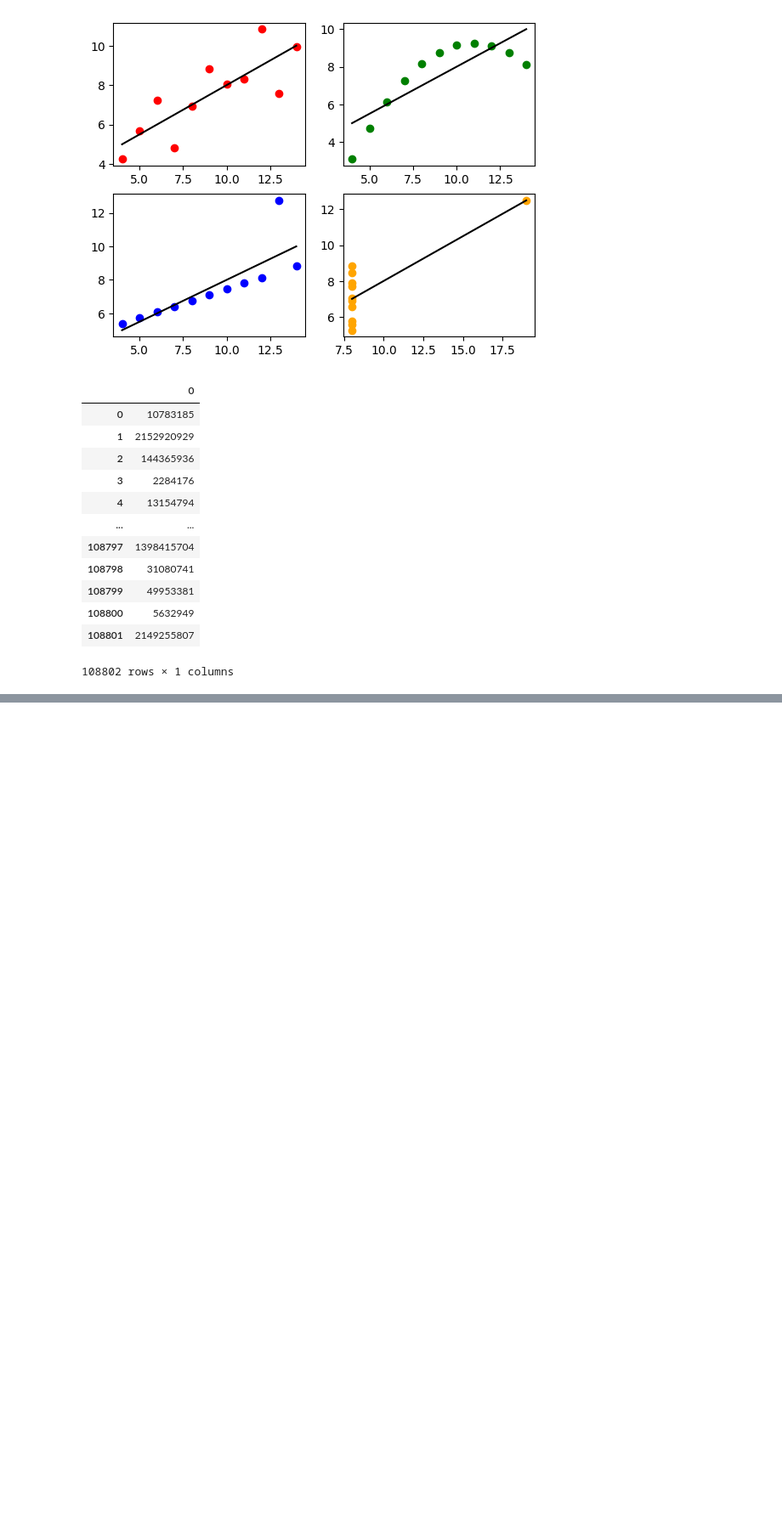
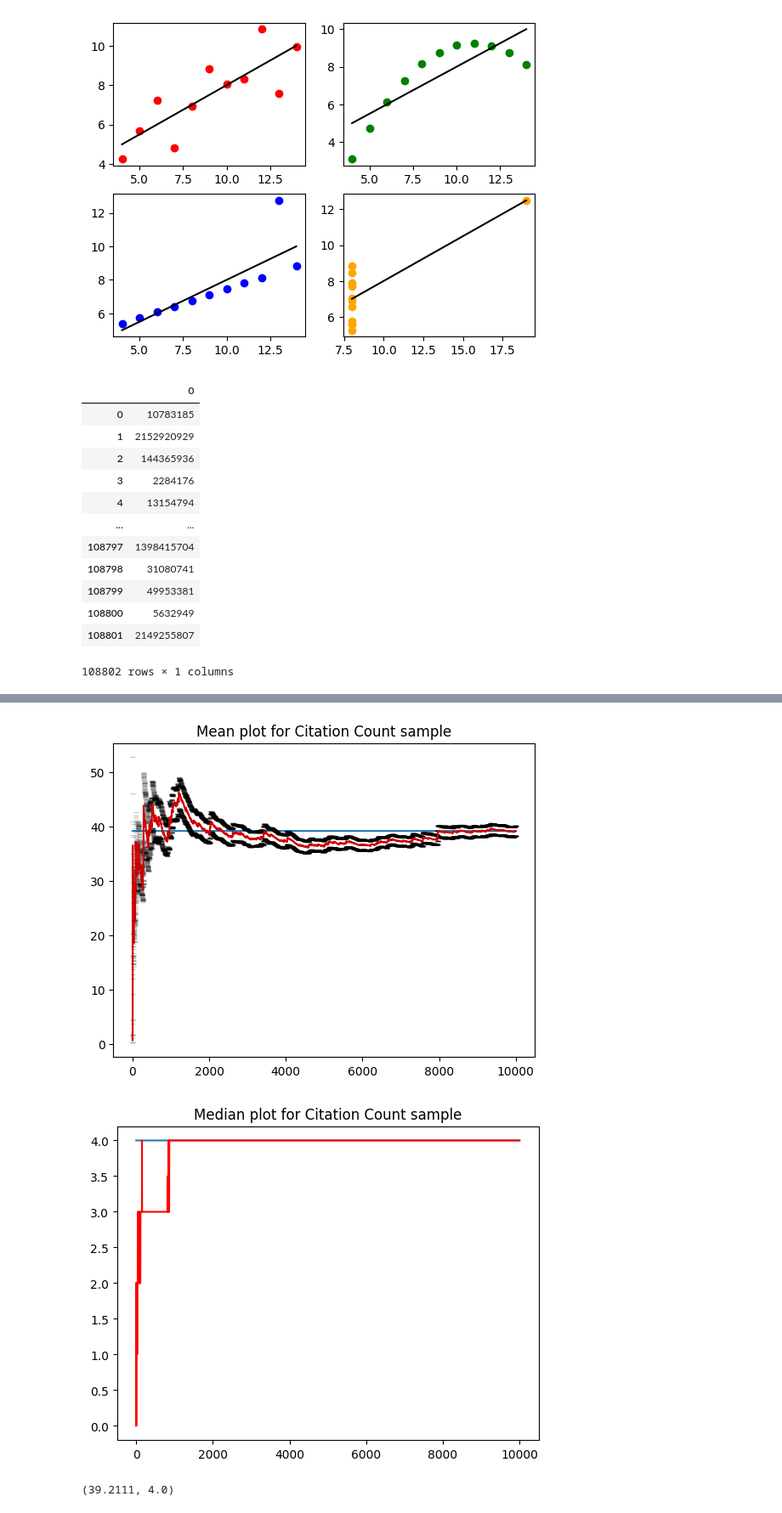
Before and after one commit to FabianScott/ComSoc, a Jupyter notebook: Week_3/week3.ipynb, the cells around one changed output, grey strips where cells are left out. Shown at 85% size. Saved outputs shown, nothing was run; the diff lists cells and outputs as text; code cells hidden in the pictures; blank space fills up the shorter version.

```diff
--- a/Week_3/week3.ipynb
+++ b/Week_3/week3.ipynb
@@ -97,0 +95,10 @@ plt.plot(x, np.random.pareto(N,N), color="red");
+# %%
+df_paper = pd.read_csv('data\\PaperDataset.csv')
+np.random.seed(42)
+data = np.random.choice(df_paper['Citation Count'], n, replace=False)
+repeat(data, 'Citation Count sample')
+data.mean(), np.median(data)
+# %% [output]
+[figure, added]
+[figure, added]
+(39.2111, 4.0)
```
Also changed, not shown: parts of 11 cells of this notebook, 1 other file.
